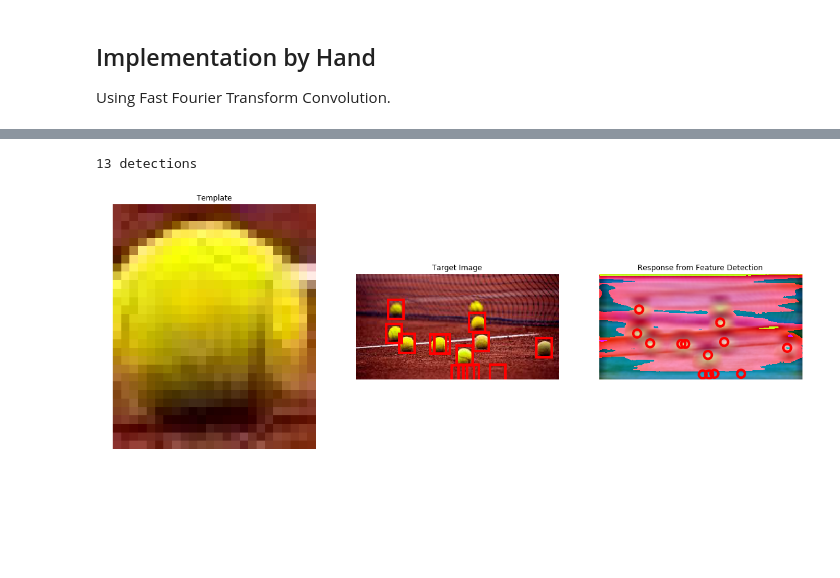
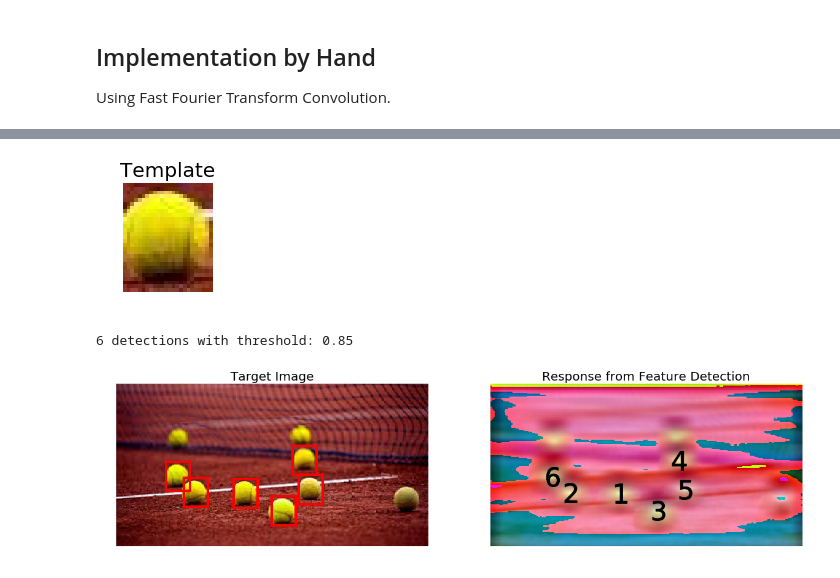
Before and after one commit to WillKoehrsen/eecs-531, a Jupyter notebook: assign/A1/Object_Detection.ipynb, the cells around one changed output, grey strips where cells are left out. Saved outputs shown, nothing was run; the diff lists cells and outputs as text; code cells hidden in the pictures; blank space fills up the shorter version.

```diff
--- a/assign/A1/Object_Detection.ipynb
+++ b/assign/A1/Object_Detection.ipynb
@@ -313,5 +310,6 @@ model(image_path='images/target.jpg', template_path='images/template.jpg', thres
 # %%
-model(image_path = 'images/target_tennis.jpg', template_path = 'images/template_tennis.jpg')
+model(image_path = 'images/target_tennis.jpg', template_path = 'images/template_tennis.jpg', threshold=0.85)
 # %% [output]
+[figure, new version]
-13 detections
+6 detections with threshold: 0.85
-[figure, old version]
+[figure, added]
```
Also changed, not shown: parts of 10 cells of this notebook.
